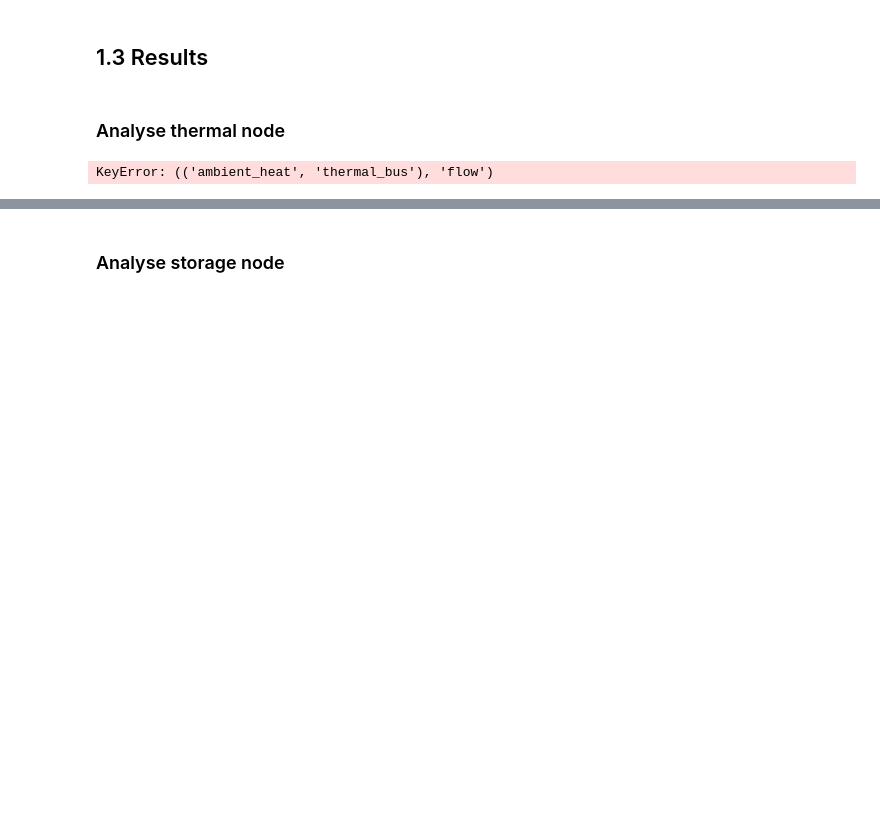
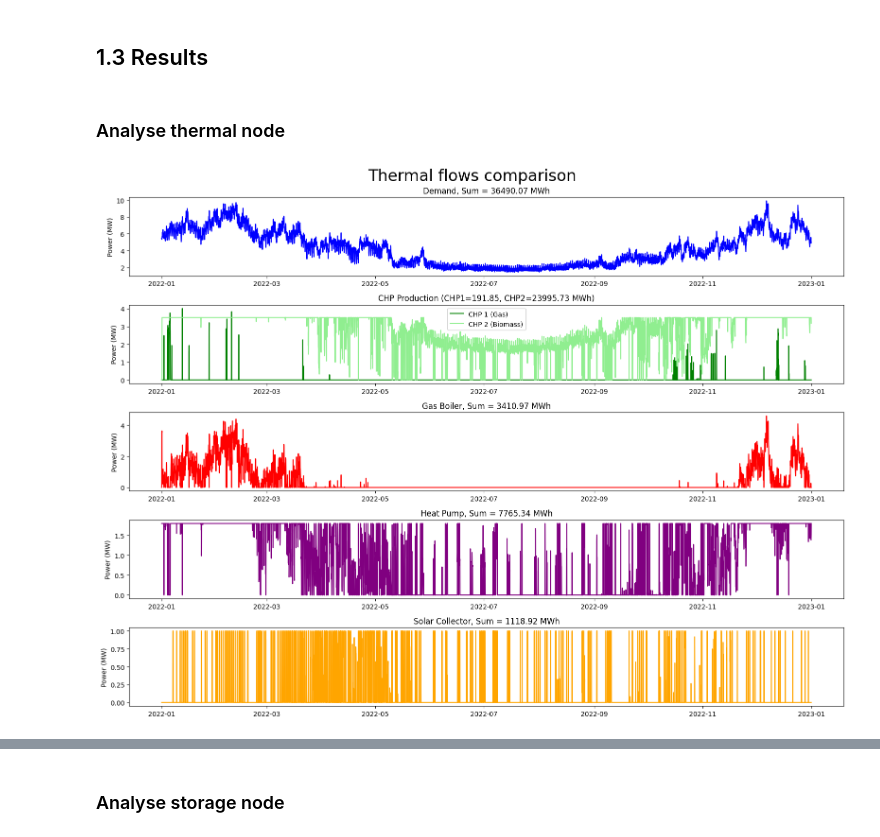
Before and after one commit to Jekblade/DistrictHeating_project, a Jupyter notebook: 3. Energy System optimization.ipynb, the cells around one changed output, grey strips where cells are left out. Cells and saved outputs as stored; diff of their text form; code cells hidden in the pictures; blank space fills up the shorter version.

Commit message:
plots like a god

```diff
--- a/3. Energy System optimization.ipynb
+++ b/3. Energy System optimization.ipynb
@@ -394,39 +394,39 @@ Sum_th_prod_chp1 = thermal_bus_node["sequences"][(('chp_1', 'thermal_bus'), 'flo
 Sum_th_prod_chp2 = thermal_bus_node["sequences"][(('chp_2', 'thermal_bus'), 'flow')].sum()
 Sum_th_prod_boiler = thermal_bus_node["sequences"][(('gas_boiler_1', 'thermal_bus'), 'flow')].sum()
 Sum_th_prod_hp = thermal_bus_node["sequences"][(('heat_pump', 'thermal_bus'), 'flow')].sum()
-Sum_th_prod_sc = thermal_bus_node["sequences"][(('ambient_heat', 'thermal_bus'), 'flow')].sum()
+Sum_th_prod_sc = thermal_bus_node["sequences"][(('solar_collector', 'thermal_bus'), 'flow')].sum()
 
-fig, axs = plt.subplots(4, figsize=(16, 12))
+fig, axs = plt.subplots(5, figsize=(16, 12))
 fig.suptitle('Thermal flows comparison', fontsize=24)
 
 # 1. Demand
 axs[0].plot(thermal_bus_node["sequences"][(('thermal_bus', 'thermal_demand'), 'flow')], 'blue')
 axs[0].set_title(f'Demand, Sum = {Sum_th_demand:.2f} MWh')
 axs[0].set_ylabel('Power (MW)')
 
 # 2. CHPs
 axs[1].plot(thermal_bus_node["sequences"][(('chp_1', 'thermal_bus'), 'flow')], 'green', label='CHP 1 (Gas)')
 axs[1].plot(thermal_bus_node["sequences"][(('chp_2', 'thermal_bus'), 'flow')], 'lightgreen', label='CHP 2 (Biomass)')
 axs[1].set_title(f'CHP Production (CHP1={Sum_th_prod_chp1:.2f}, CHP2={Sum_th_prod_chp2:.2f} MWh)')
 axs[1].legend()
 axs[1].set_ylabel('Power (MW)')
 
 # 3. Gas Boiler
-axs[2].plot(thermal_bus_node["sequences"][(('gas_boiler_1', 'thermal_bus'), 'flow')], 'orange')
+axs[2].plot(thermal_bus_node["sequences"][(('gas_boiler_1', 'thermal_bus'), 'flow')], 'red')
 axs[2].set_title(f'Gas Boiler, Sum = {Sum_th_prod_boiler:.2f} MWh')
 axs[2].set_ylabel('Power (MW)')
 
 # 4. Heat Pump
-axs[3].plot(thermal_bus_node["sequences"][(('heat_pump', 'thermal_bus'), 'flow')], 'red')
+axs[3].plot(thermal_bus_node["sequences"][(('heat_pump', 'thermal_bus'), 'flow')], 'purple')
 axs[3].set_title(f'Heat Pump, Sum = {Sum_th_prod_hp:.2f} MWh')
 axs[3].set_ylabel('Power (MW)')
 
 # 5. Solar Collector
-axs[3].plot(thermal_bus_node["sequences"][(('ambient_heat', 'thermal_bus'), 'flow')], 'yellow')
-axs[3].set_title(f'Solar Collector, Sum = {Sum_th_prod_hp:.2f} MWh')
-axs[3].set_ylabel('Power (MW)')
+axs[4].plot(thermal_bus_node["sequences"][(('solar_collector', 'thermal_bus'), 'flow')], 'orange')
+axs[4].set_title(f'Solar Collector, Sum = {Sum_th_prod_sc:.2f} MWh')
+axs[4].set_ylabel('Power (MW)')
 
 plt.tight_layout()
 plt.show()
 # %% [output]
-KeyError: (('ambient_heat', 'thermal_bus'), 'flow')
+[figure, added]
```
Also changed, not shown: parts of 2 cells of this notebook.
